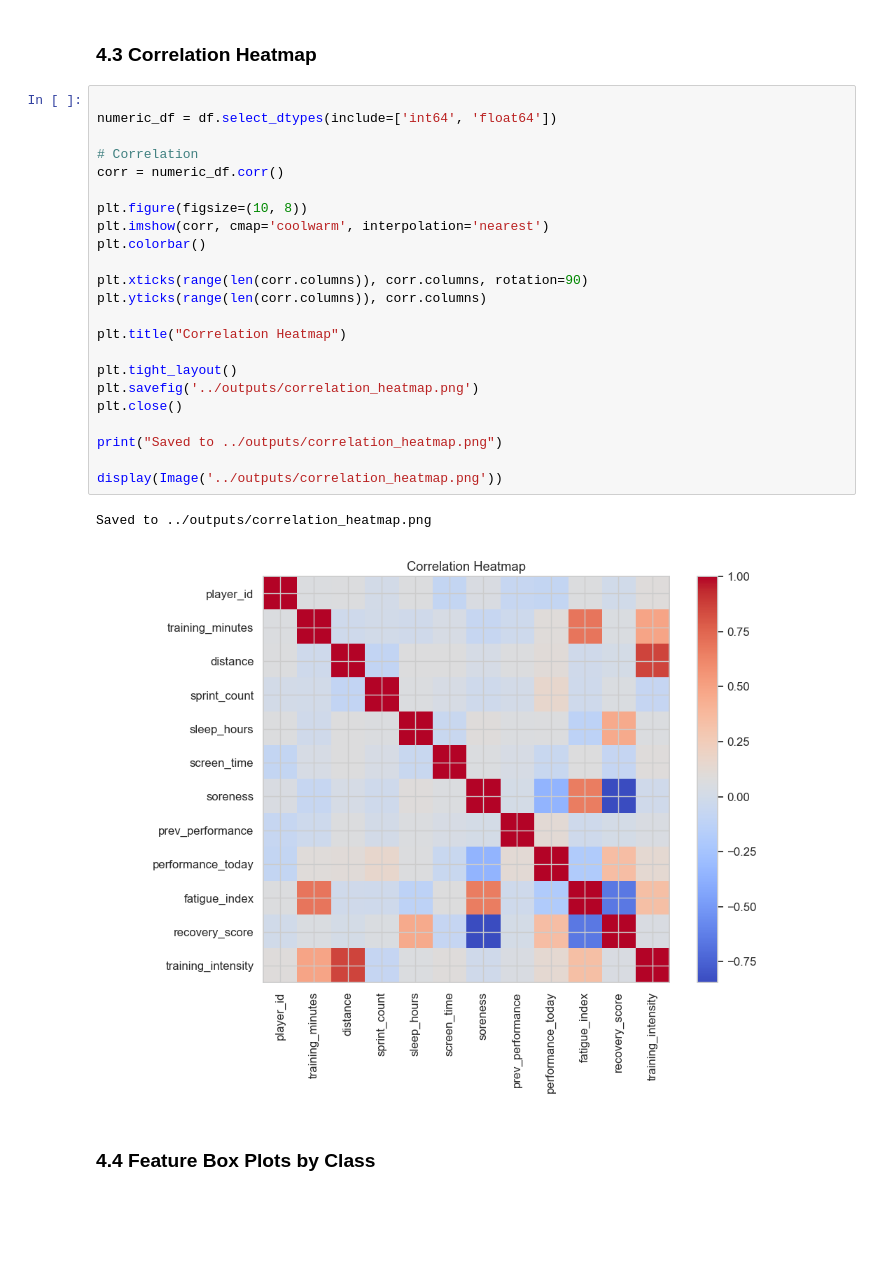
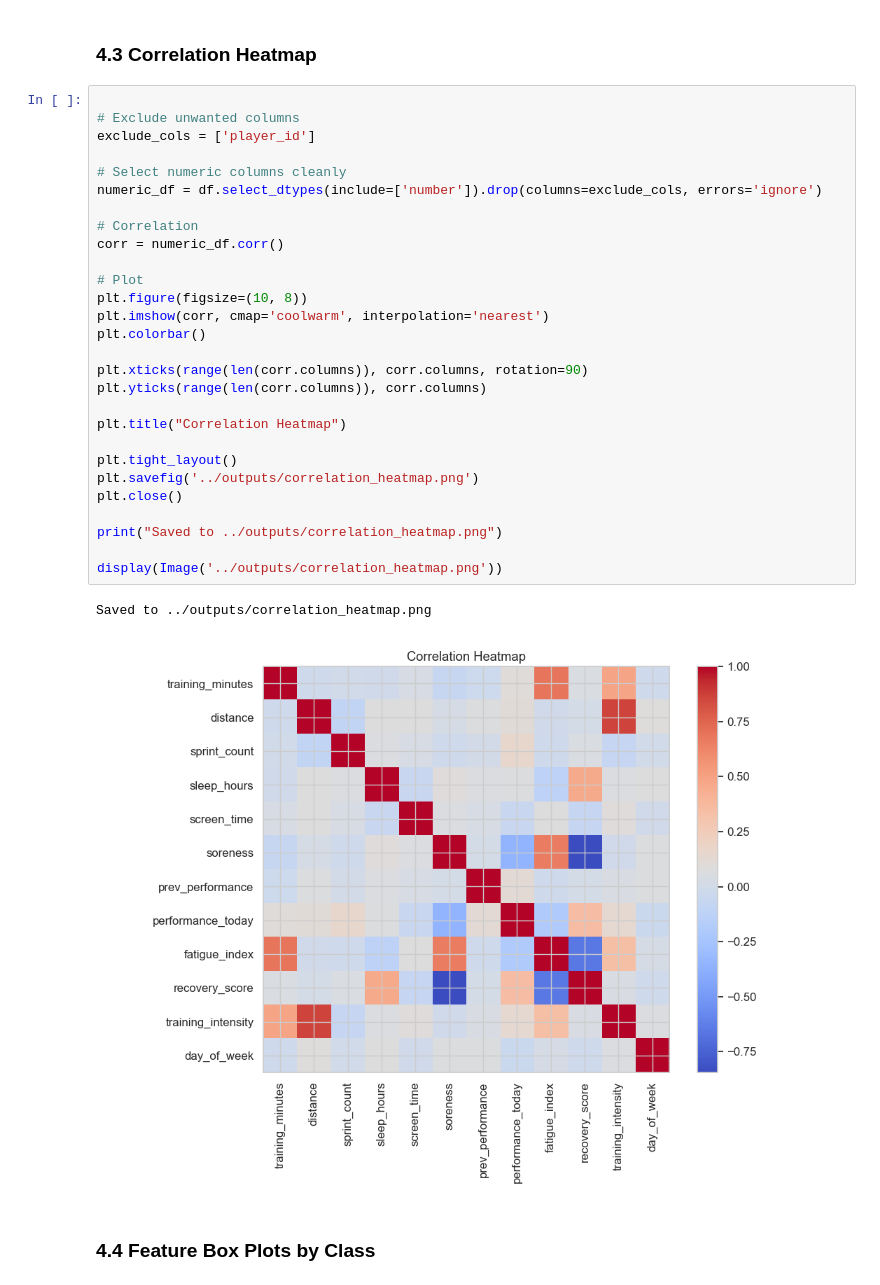
Before and after one commit to ritamrabha/Football-Performance-Prediction, a Jupyter notebook: notebooks/Football_Performance_Prediction.ipynb, the cells around one changed output. Drawn from its saved outputs; the diff is of its cells as text; blank space fills up the shorter version.

```diff
--- a/notebooks/Football_Performance_Prediction.ipynb
+++ b/notebooks/Football_Performance_Prediction.ipynb
@@ -208,30 +213,35 @@ Saved to ../outputs/feature_distributions.png
 ### 4.3 Correlation Heatmap
 # %%
 
-numeric_df = df.select_dtypes(include=['int64', 'float64'])
+# Exclude unwanted columns
+exclude_cols = ['player_id']
+
+# Select numeric columns cleanly
+numeric_df = df.select_dtypes(include=['number']).drop(columns=exclude_cols, errors='ignore')
 
 # Correlation
 corr = numeric_df.corr()
 
+# Plot
 plt.figure(figsize=(10, 8))
 plt.imshow(corr, cmap='coolwarm', interpolation='nearest')
 plt.colorbar()
 
 plt.xticks(range(len(corr.columns)), corr.columns, rotation=90)
 plt.yticks(range(len(corr.columns)), corr.columns)
 
 plt.title("Correlation Heatmap")
 
 plt.tight_layout()
 plt.savefig('../outputs/correlation_heatmap.png')
 plt.close()
 
 print("Saved to ../outputs/correlation_heatmap.png")
 
 display(Image('../outputs/correlation_heatmap.png'))
 # %% [output]
 Saved to ../outputs/correlation_heatmap.png
-[figure, old version]
+[figure, new version]
 # %% [markdown]
 ### 4.4 Feature Box Plots by Class
 # %%
```
Also changed, not shown: parts of 18 cells of this notebook, 12 other files.
